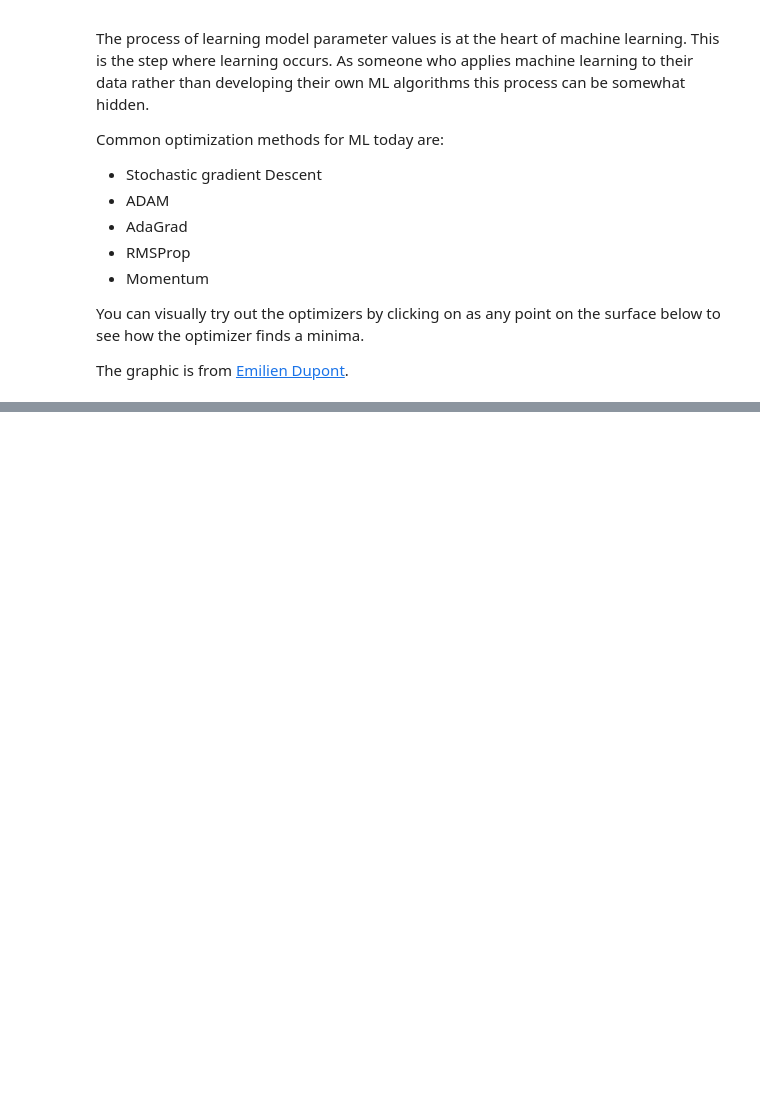
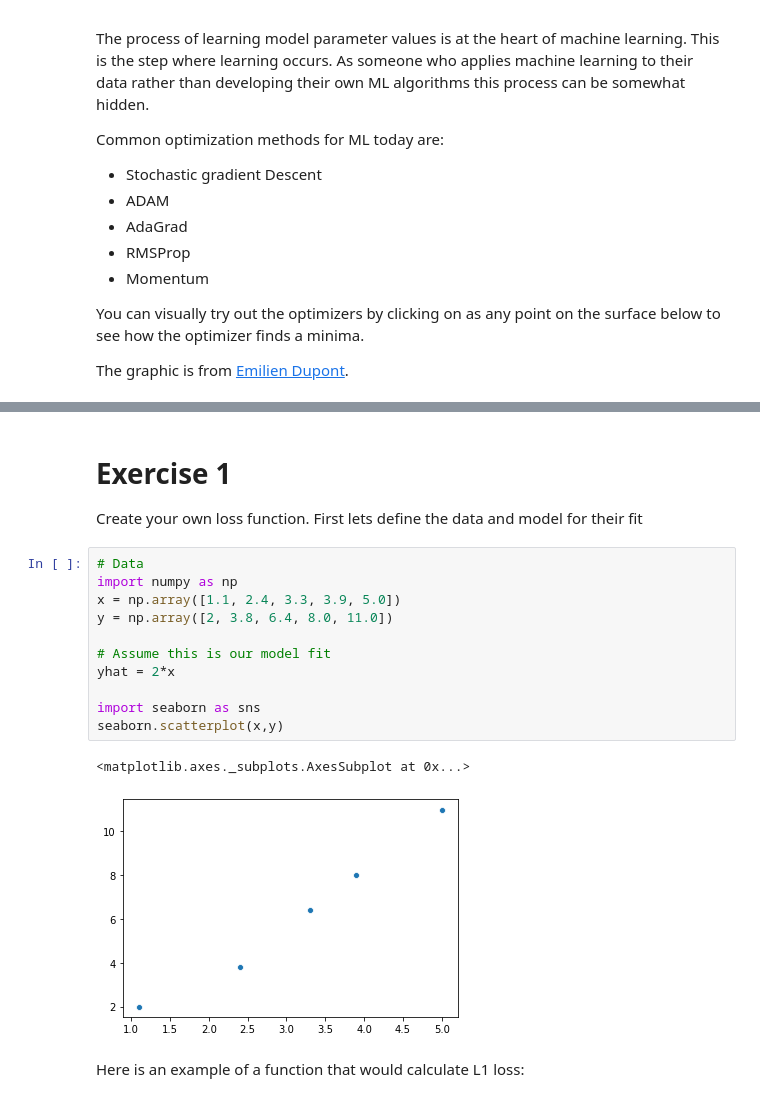
Before and after one commit to USDA-ARS-GBRU/ml-training-site, a Jupyter notebook: assets/nb-lessons/04_Reducing_loss_optimization_as_learning.ipynb, the cells around one changed output, grey strips where cells are left out. Cells and saved outputs as stored; diff of their text form; blank space fills up the shorter version.

```diff
--- a/assets/nb-lessons/04_Reducing_loss_optimization_as_learning.ipynb
+++ b/assets/nb-lessons/04_Reducing_loss_optimization_as_learning.ipynb
@@ -110,3 +112,23 @@ Here's what we want:
 ![image.png](attachment:image.png)
 
 Many modern solvers will select the learning rate dynamically based on how steep the gradient is.
+# %% [markdown]
+# Exercise 1
+
+Create your own loss function. First lets define the data and model for their fit
+# %%
+# Data
+import numpy as np
+x = np.array([1.1, 2.4, 3.3, 3.9, 5.0])
+y = np.array([2, 3.8, 6.4, 8.0, 11.0])
+
+# Assume this is our model fit
+yhat = 2*x
+
+import seaborn as sns
+seaborn.scatterplot(x,y)
+# %% [output]
+<matplotlib.axes._subplots.AxesSubplot at 0x...>
+[figure, added]
+# %% [markdown]
+Here is an example of a function that would calculate L1 loss:
```
Also changed, not shown: parts of 6 cells of this notebook.
